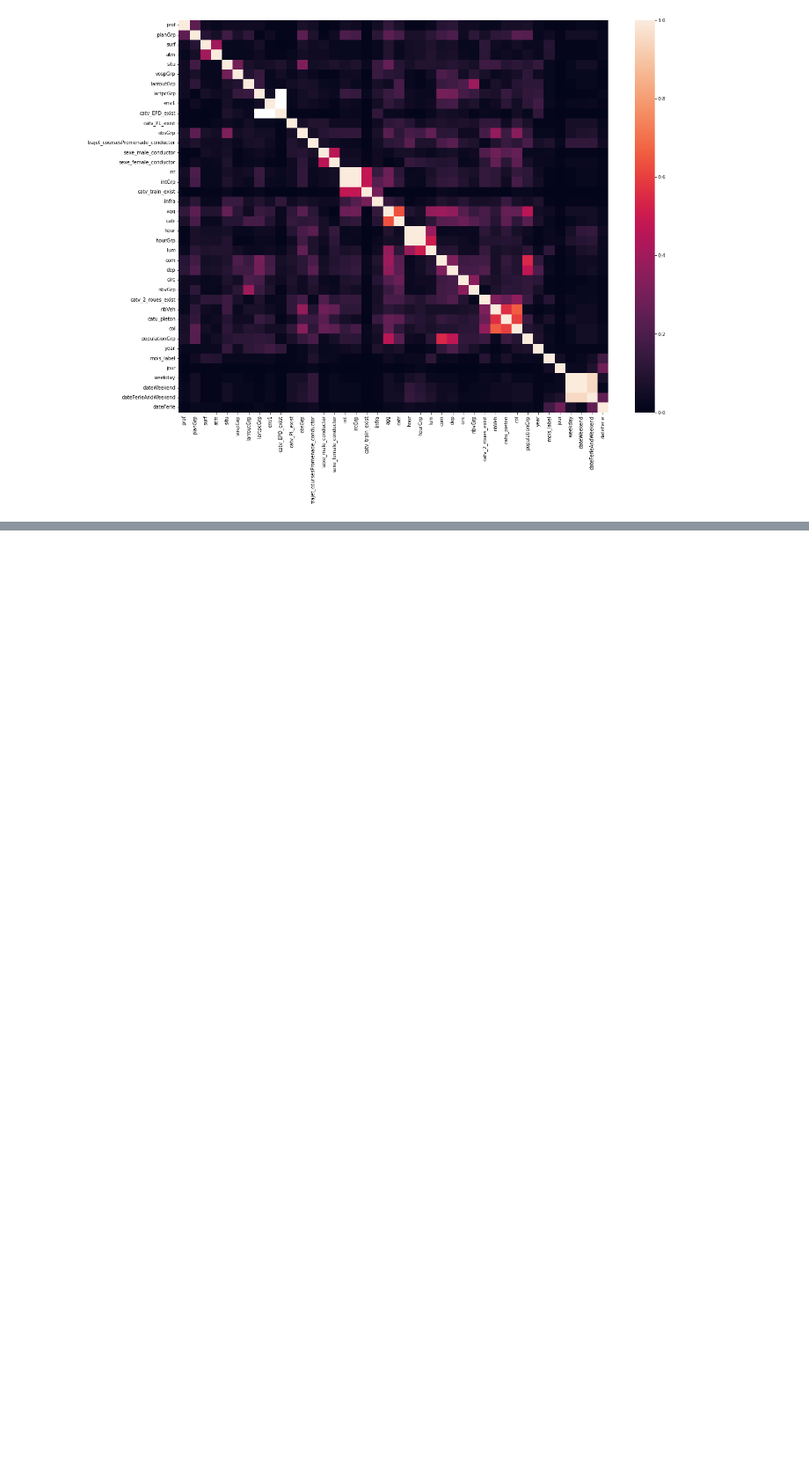
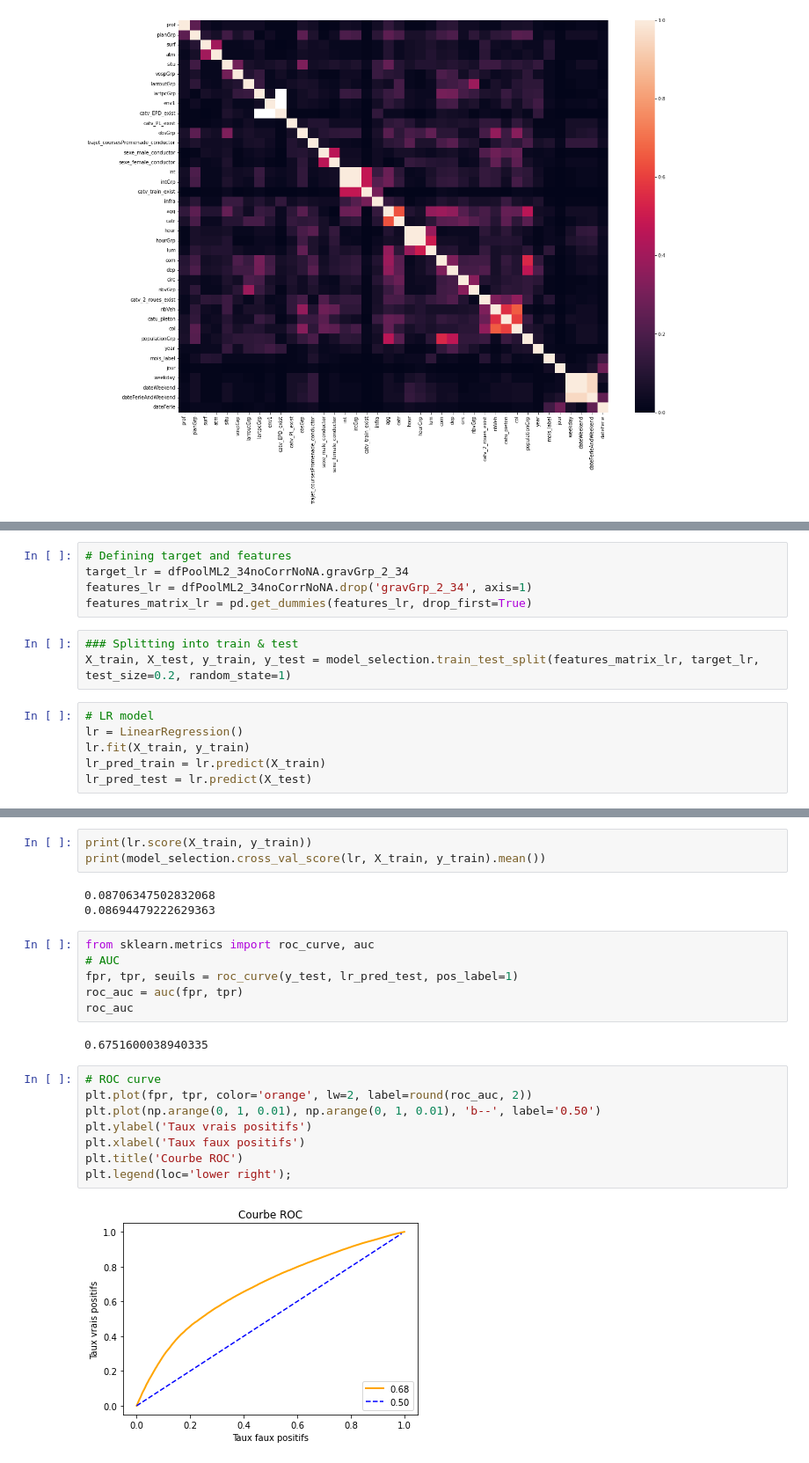
Before and after one commit to YacineHajjiDataScientist/20220814_dsProject, a Jupyter notebook: 20220821_projectDS.ipynb, the cells around one changed output, grey strips where cells are left out. Shown at 88% size. Saved outputs shown, nothing was run; the diff lists cells and outputs as text; blank space fills up the shorter version.

```diff
--- a/20220821_projectDS.ipynb
+++ b/20220821_projectDS.ipynb
@@ -2078,0 +2302,14 @@ sns.heatmap(resMatrixPool, ax=ax);
+# %%
+# Defining target and features
+target_lr = dfPoolML2_34noCorrNoNA.gravGrp_2_34
+features_lr = dfPoolML2_34noCorrNoNA.drop('gravGrp_2_34', axis=1)
+features_matrix_lr = pd.get_dummies(features_lr, drop_first=True)
+# %%
+### Splitting into train & test
+X_train, X_test, y_train, y_test = model_selection.train_test_split(features_matrix_lr, target_lr, test_size=0.2, random_state=1)
+# %%
+# LR model
+lr = LinearRegression()
+lr.fit(X_train, y_train)
+lr_pred_train = lr.predict(X_train)
+lr_pred_test = lr.predict(X_test)
@@ -2078,0 +2378,24 @@ sns.heatmap(resMatrixPool, ax=ax);
+# %%
+print(lr.score(X_train, y_train))
+print(model_selection.cross_val_score(lr, X_train, y_train).mean())
+# %% [output]
+0.08706347502832068
+0.08694479222629363
+# %%
+from sklearn.metrics import roc_curve, auc
+# AUC
+fpr, tpr, seuils = roc_curve(y_test, lr_pred_test, pos_label=1)
+roc_auc = auc(fpr, tpr)
+roc_auc
+# %% [output]
+0.6751600038940335
+# %%
+# ROC curve
+plt.plot(fpr, tpr, color='orange', lw=2, label=round(roc_auc, 2))
+plt.plot(np.arange(0, 1, 0.01), np.arange(0, 1, 0.01), 'b--', label='0.50')
+plt.ylabel('Taux vrais positifs')
+plt.xlabel('Taux faux positifs')
+plt.title('Courbe ROC')
+plt.legend(loc='lower right');
+# %% [output]
+[figure, added]
```
Also changed, not shown: parts of 30 cells of this notebook, 1 other file.
